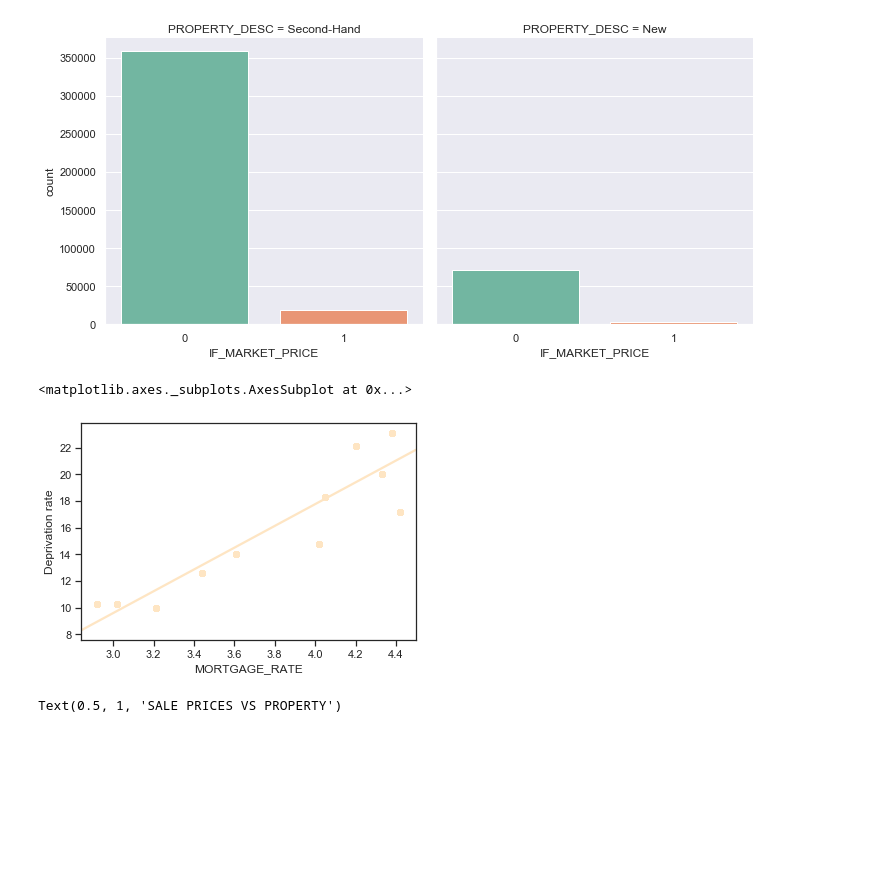
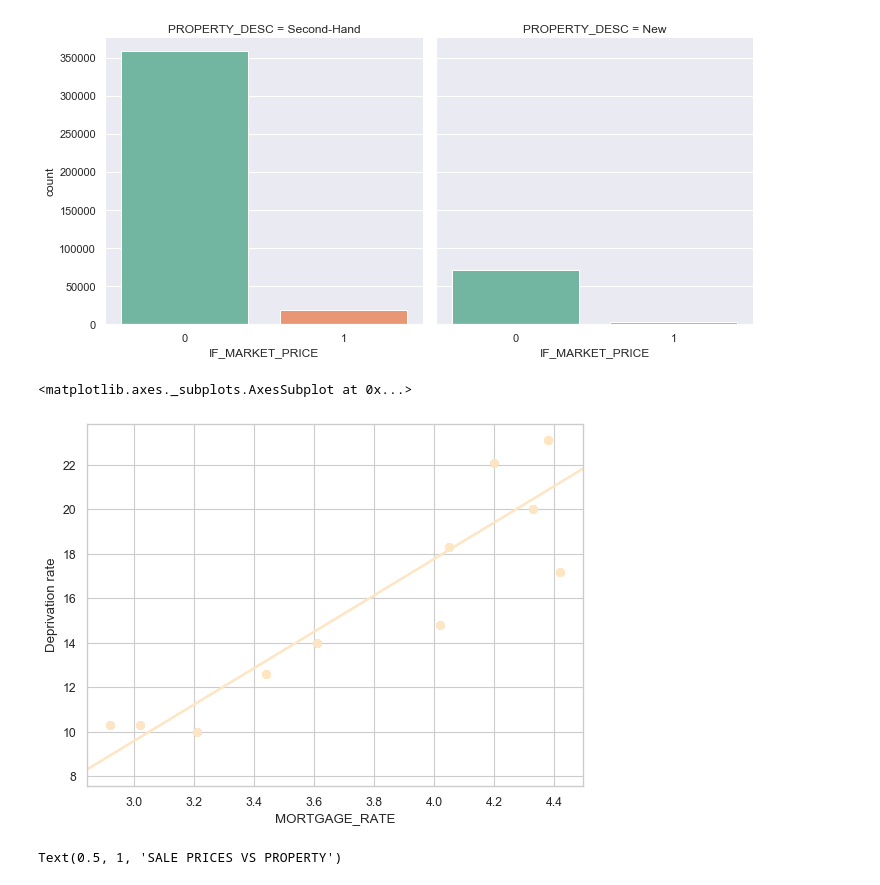
Before and after one commit to savio0694/IRELAND_HOUSING, a Jupyter notebook: IRELAND HOUSING.ipynb, the cells around one changed output. Drawn from its saved outputs; the diff is of its cells as text; code cells hidden in the pictures; blank space fills up the shorter version.

```diff
--- a/IRELAND HOUSING.ipynb
+++ b/IRELAND HOUSING.ipynb
@@ -253,8 +238,10 @@ sns.catplot(data=final_data,x='IF_MARKET_PRICE',palette='Set2',col='PROPERTY_DES
 <seaborn.axisgrid.FacetGrid at 0x...>
 [figure]
 # %%
+sns.set_style("whitegrid")
+figure(figsize=(8, 6), dpi=80)
 sns.regplot(y="Deprivation rate", x="MORTGAGE_RATE", data=final_data )
 # %% [output]
 <matplotlib.axes._subplots.AxesSubplot at 0x...>
-[figure, old version]
+[figure, new version]
 # %%
```
Also changed, not shown: parts of 8 cells of this notebook.
